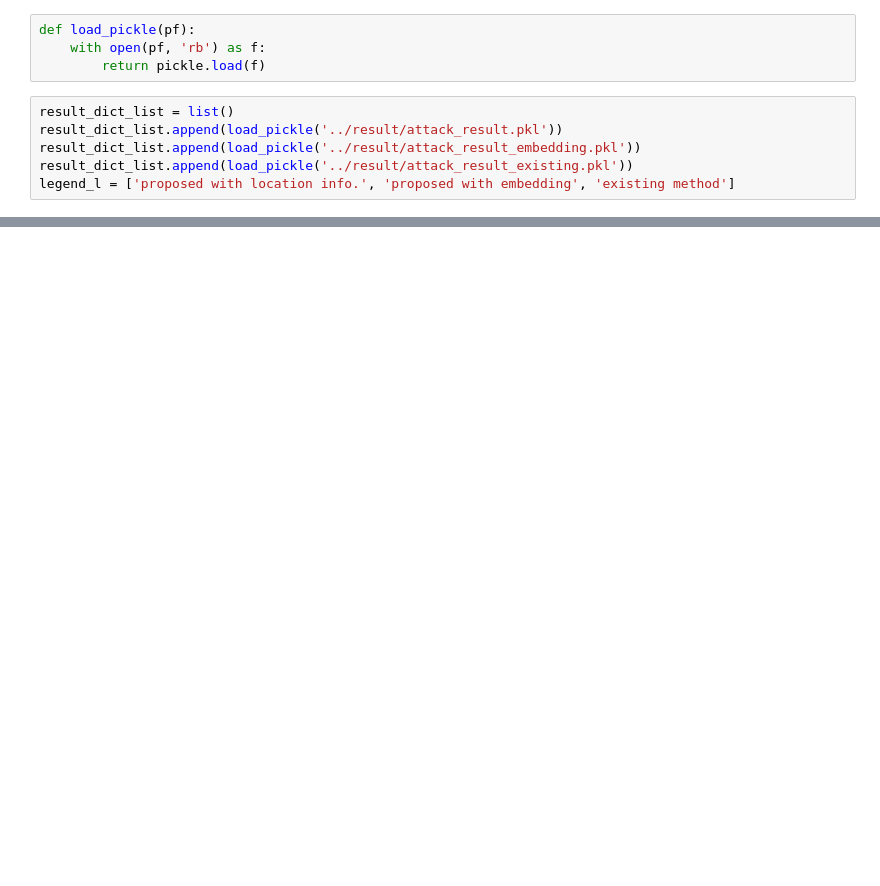
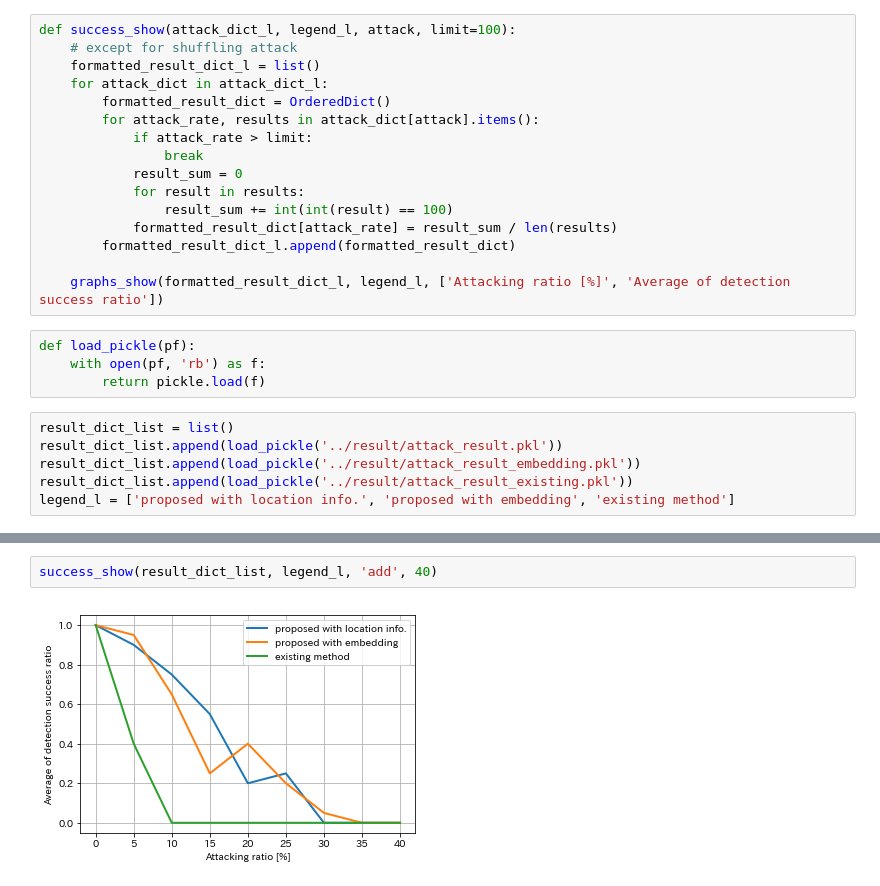
Before and after one commit to yuta1331/watermark, a Jupyter notebook: jupyter/attack_evaluation.ipynb, the cells around one changed output, grey strips where cells are left out. Drawn from its saved outputs; the diff is of its cells as text; blank space fills up the shorter version.

```diff
--- a/jupyter/attack_evaluation.ipynb
+++ b/jupyter/attack_evaluation.ipynb
@@ -99,6 +103,22 @@ def attacks_show(attack_dict_l, legend_l, attack):
         return
 
     graph_show(attack_dict)
+# %%
+def success_show(attack_dict_l, legend_l, attack, limit=100):
+    # except for shuffling attack
+    formatted_result_dict_l = list()
+    for attack_dict in attack_dict_l:
+        formatted_result_dict = OrderedDict()
+        for attack_rate, results in attack_dict[attack].items():
+            if attack_rate > limit:
+                break
+            result_sum = 0
+            for result in results:
+                result_sum += int(int(result) == 100)
+            formatted_result_dict[attack_rate] = result_sum / len(results)
+        formatted_result_dict_l.append(formatted_result_dict)
+
+    graphs_show(formatted_result_dict_l, legend_l, ['Attacking ratio [%]', 'Average of detection success ratio'])
 # %%
 def load_pickle(pf):
     with open(pf, 'rb') as f:
@@ -128,0 +153,4 @@ attacks_show(result_dict_list, legend_l, 'del')
+# %%
+success_show(result_dict_list, legend_l, 'add', 40)
+# %% [output]
+[figure, added]
```
Also changed, not shown: parts of 13 cells of this notebook.
